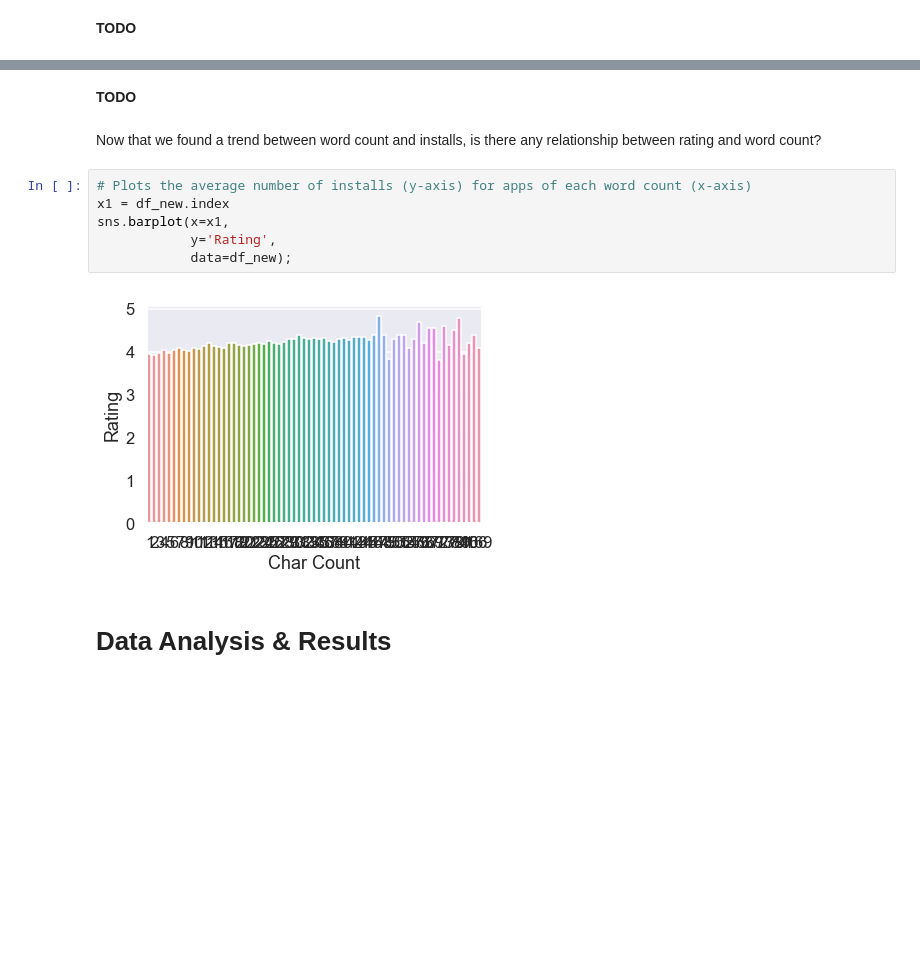
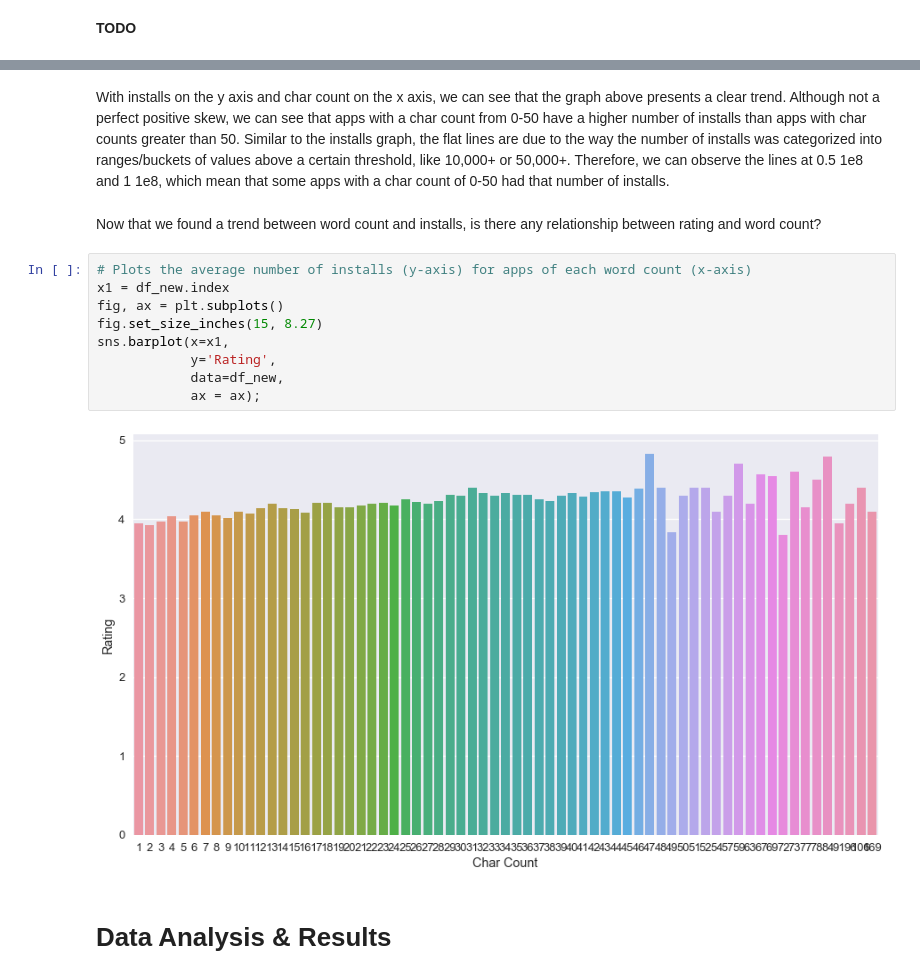
Before and after one commit to Titan-Ngo/COGS108_Repo, a Jupyter notebook: FinalProject.ipynb, the cells around one changed output, grey strips where cells are left out. Drawn from its saved outputs; the diff is of its cells as text; blank space fills up the shorter version.

```diff
--- a/FinalProject.ipynb
+++ b/FinalProject.ipynb
@@ -503,15 +508,18 @@ plt.scatter(x, y, c='blue')
-# %% [markdown]
-__TODO__
+# %% [markdown]
+With installs on the y axis and char count on the x axis, we can see that the graph above presents a clear trend. Although not a perfect positive skew, we can see that apps with a char count from 0-50 have a higher number of installs than apps with char counts greater than 50. Similar to the installs graph, the flat lines are due to the way the number of installs was categorized into ranges/buckets of values above a certain threshold, like 10,000+ or 50,000+. Therefore, we can observe the lines at 0.5 1e8 and 1 1e8, which mean that some apps with a char count of 0-50 had that number of installs.
 # %% [markdown]
 Now that we found a trend between word count and installs, is there any relationship between rating and word count?
 # %%
 # Plots the average number of installs (y-axis) for apps of each word count (x-axis)
 x1 = df_new.index
+fig, ax = plt.subplots()
+fig.set_size_inches(15, 8.27)
 sns.barplot(x=x1,
             y='Rating',
-            data=df_new);
+            data=df_new,
+            ax = ax);
 # %% [output]
-[figure, old version]
+[figure, new version]
 # %% [markdown]
 # Data Analysis & Results
 # %% [markdown]
```
Also changed, not shown: parts of 17 cells of this notebook.
